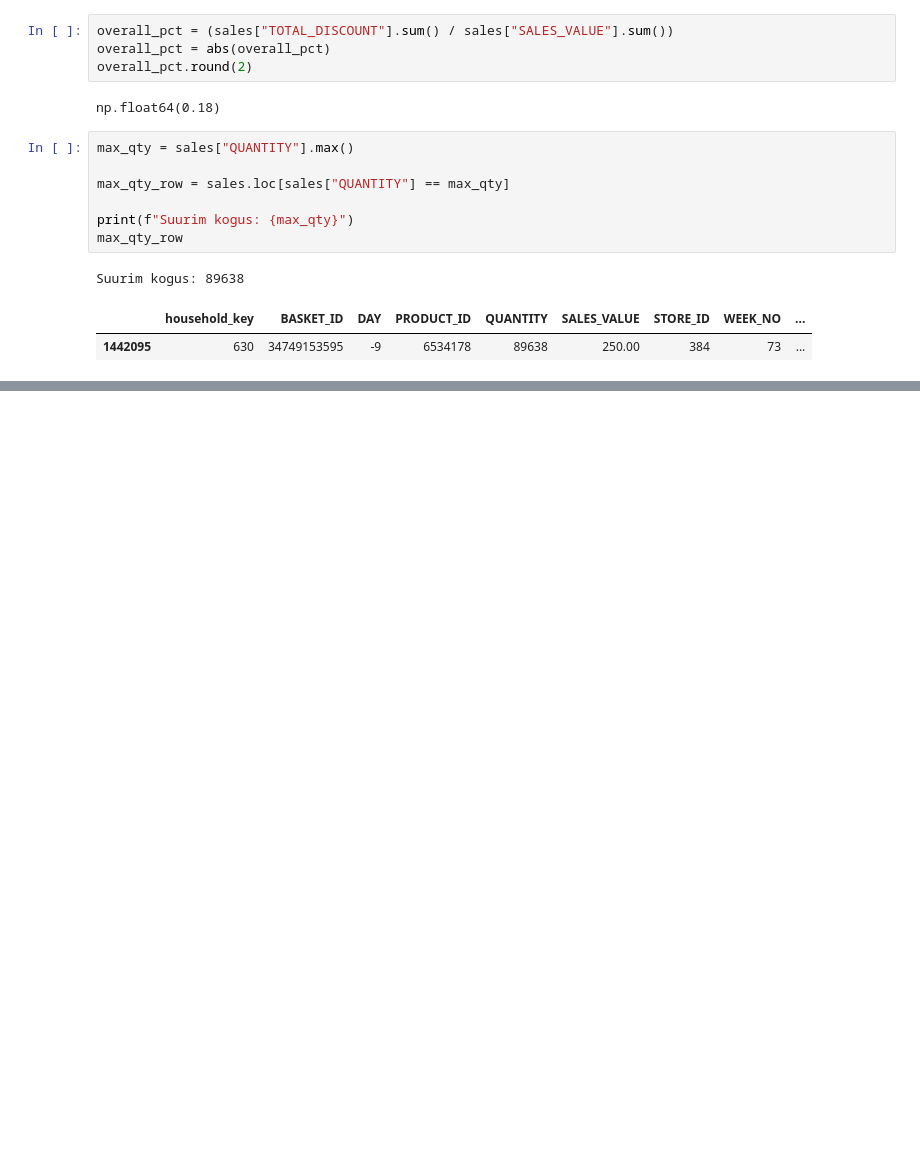
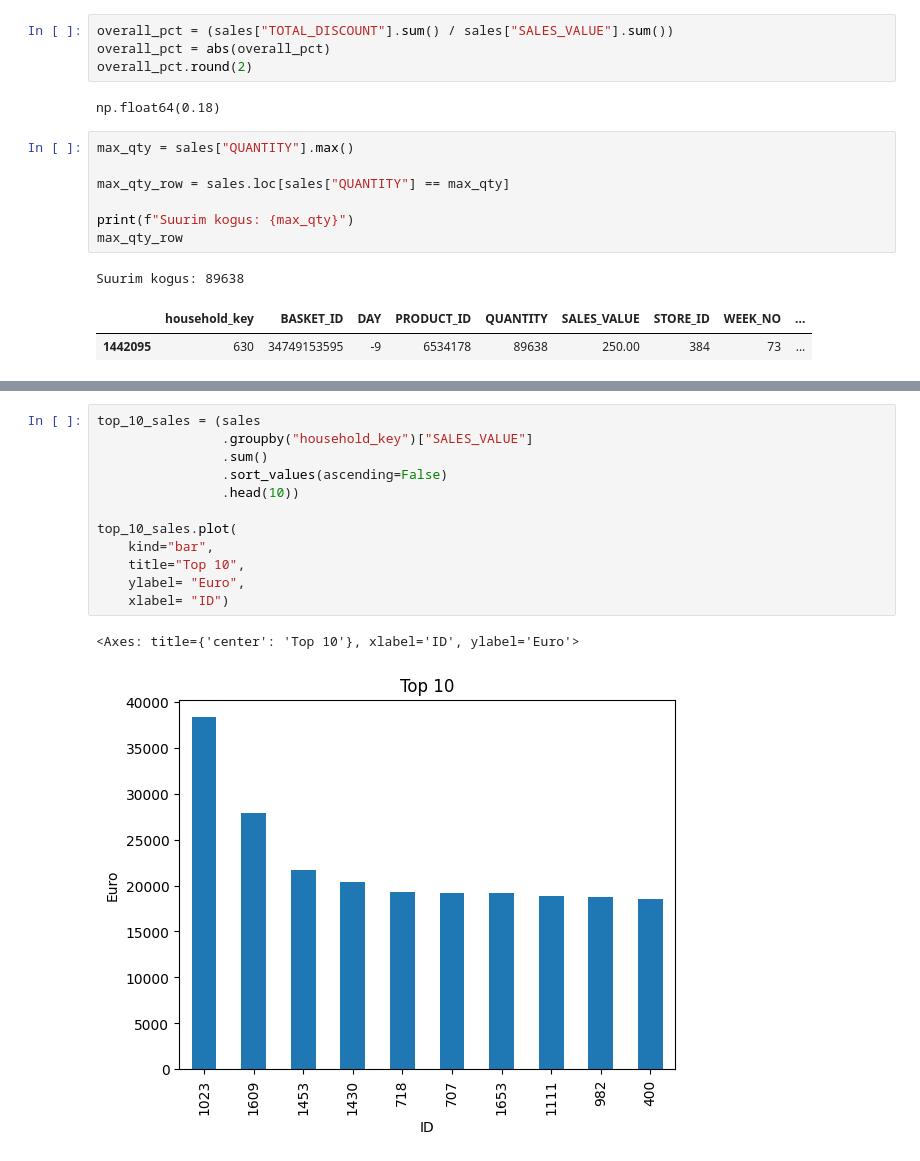
Before and after one commit to rattaseppkevin-tech/Data-Analysis, a Jupyter notebook: Data Analysis with Python and Pandas Masterclass Course/Mid Course Project/01_Mid_Course_Project.ipynb, the cells around one changed output, grey strips where cells are left out. Cells and saved outputs as stored; diff of their text form; blank space fills up the shorter version.

```diff
--- a/Data Analysis with Python and Pandas Masterclass Course/Mid Course Project/01_Mid_Course_Project.ipynb
+++ b/Data Analysis with Python and Pandas Masterclass Course/Mid Course Project/01_Mid_Course_Project.ipynb
@@ -122,0 +155,15 @@ Suurim kogus: 89638
+# %%
+top_10_sales = (sales
+                .groupby("household_key")["SALES_VALUE"]
+                .sum()
+                .sort_values(ascending=False)
+                .head(10))
+
+top_10_sales.plot(
+    kind="bar",
+    title="Top 10",
+    ylabel= "Euro",
+    xlabel= "ID")
+# %% [output]
+<Axes: title={'center': 'Top 10'}, xlabel='ID', ylabel='Euro'>
+[figure, added]
```
Also changed, not shown: parts of 8 cells of this notebook.
